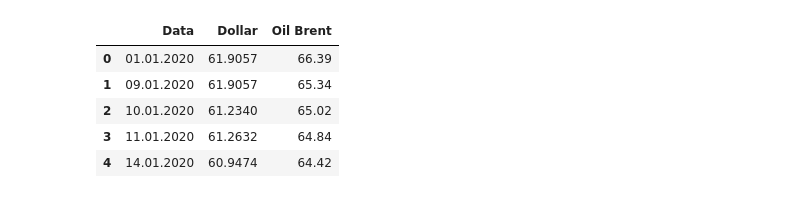
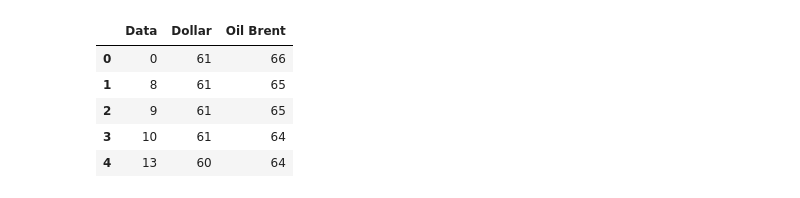
Before and after one commit to GIFONOT/ML2, a Jupyter notebook: ML3/data.ipynb, the cells around one changed output. Saved outputs shown, nothing was run; the diff lists cells and outputs as text; code cells hidden in the pictures.

```diff
--- a/ML3/data.ipynb
+++ b/ML3/data.ipynb
@@ -11,13 +7,19 @@ from scipy.interpolate import CubicSpline
 # %%
 df = pd.read_csv('DataSet3_2.csv', sep = ';')
 df['Dollar'] = df['Dollar'].str.replace(',', '.').astype(float)
 df['Oil Brent'] = df['Oil Brent'].str.replace(',', '.').astype(float)
+df['Dollar'] = df['Dollar'].astype(int)
+df['Oil Brent'] = df['Oil Brent'].astype(int)
+
+df['Data'] = pd.to_datetime(df['Data'], format='%d.%m.%Y')
+start_date = pd.to_datetime('01.01.2020', format='%d.%m.%Y')
+df['Data'] = (df['Data'] - start_date).dt.days
 df.head()
 # %% [output]
 |  | Data | Dollar | Oil Brent |
-| 0 | 01.01.2020 | 61.9057 | 66.39 |
-| 1 | 09.01.2020 | 61.9057 | 65.34 |
-| 2 | 10.01.2020 | 61.2340 | 65.02 |
-| 3 | 11.01.2020 | 61.2632 | 64.84 |
-| 4 | 14.01.2020 | 60.9474 | 64.42 |
+| 0 | 0 | 61 | 66 |
+| 1 | 8 | 61 | 65 |
+| 2 | 9 | 61 | 65 |
+| 3 | 10 | 61 | 64 |
+| 4 | 13 | 60 | 64 |
 # %%
```
Also changed, not shown: parts of 4 cells of this notebook, 4 other files.
